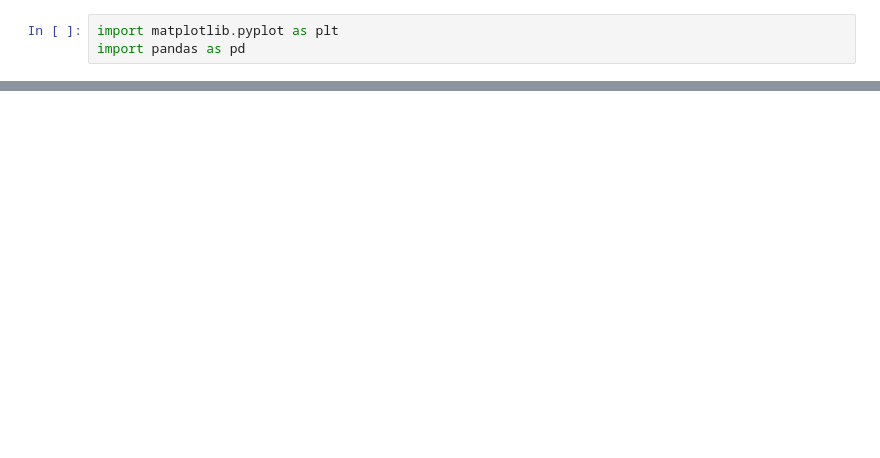
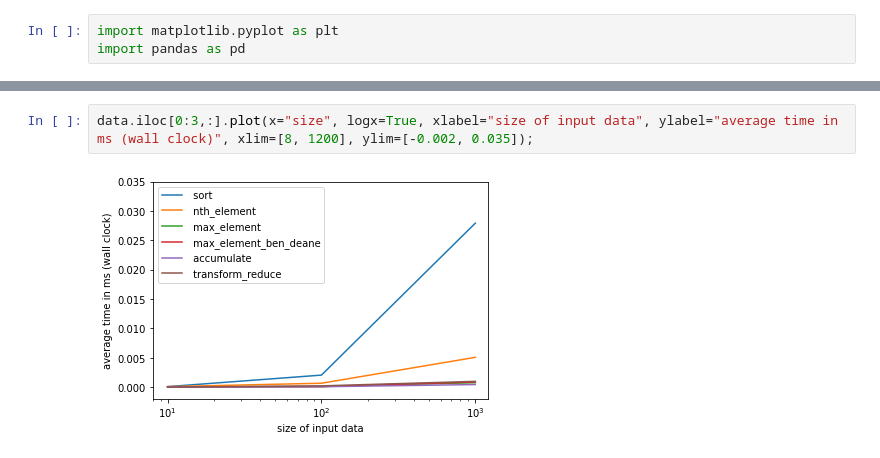
Before and after one commit to AndreasSchaetti/TopTwo, a Jupyter notebook: notebooks/analyze_timing_data.ipynb, the cells around one changed output, grey strips where cells are left out. Cells and saved outputs as stored; diff of their text form; blank space fills up the shorter version.

```diff
--- a/notebooks/analyze_timing_data.ipynb
+++ b/notebooks/analyze_timing_data.ipynb
@@ -56,0 +63,4 @@ AttributeError: 'DataFrame' object has no attribute 'reduce'
+# %%
+data.iloc[0:3,:].plot(x="size", logx=True, xlabel="size of input data", ylabel="average time in ms (wall clock)", xlim=[8, 1200], ylim=[-0.002, 0.035]);
+# %% [output]
+[figure, added]
```
Also changed, not shown: parts of 9 cells of this notebook, 9 other files.
